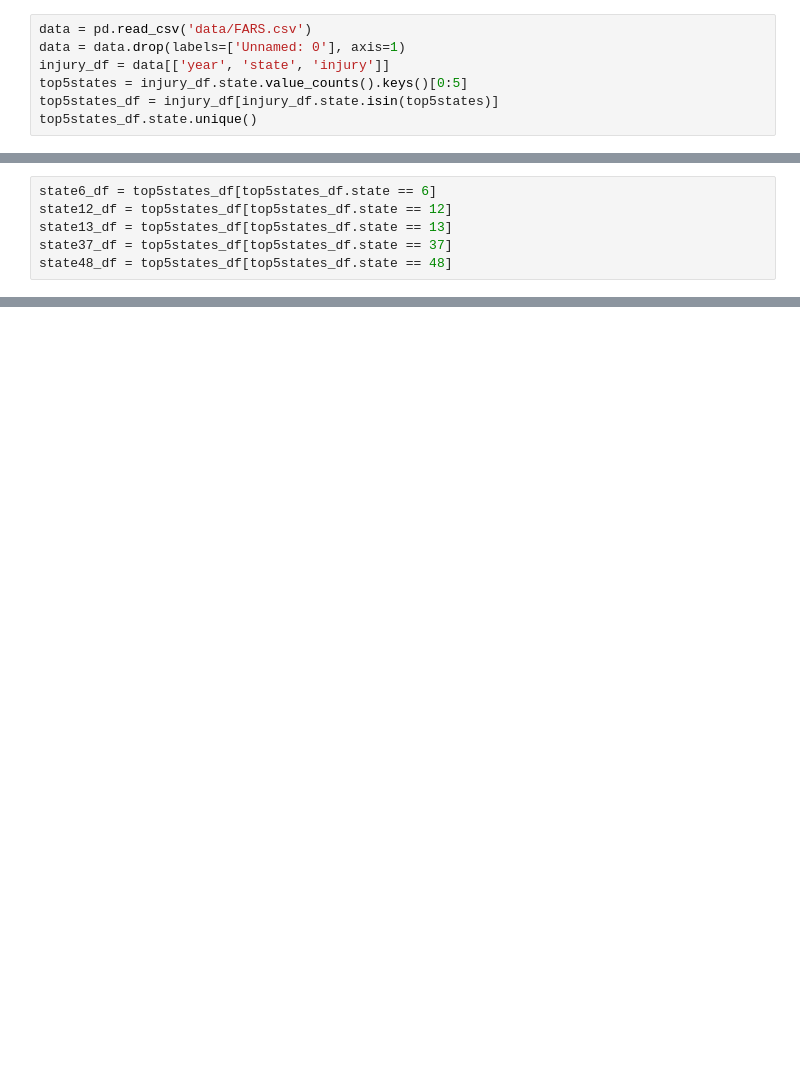
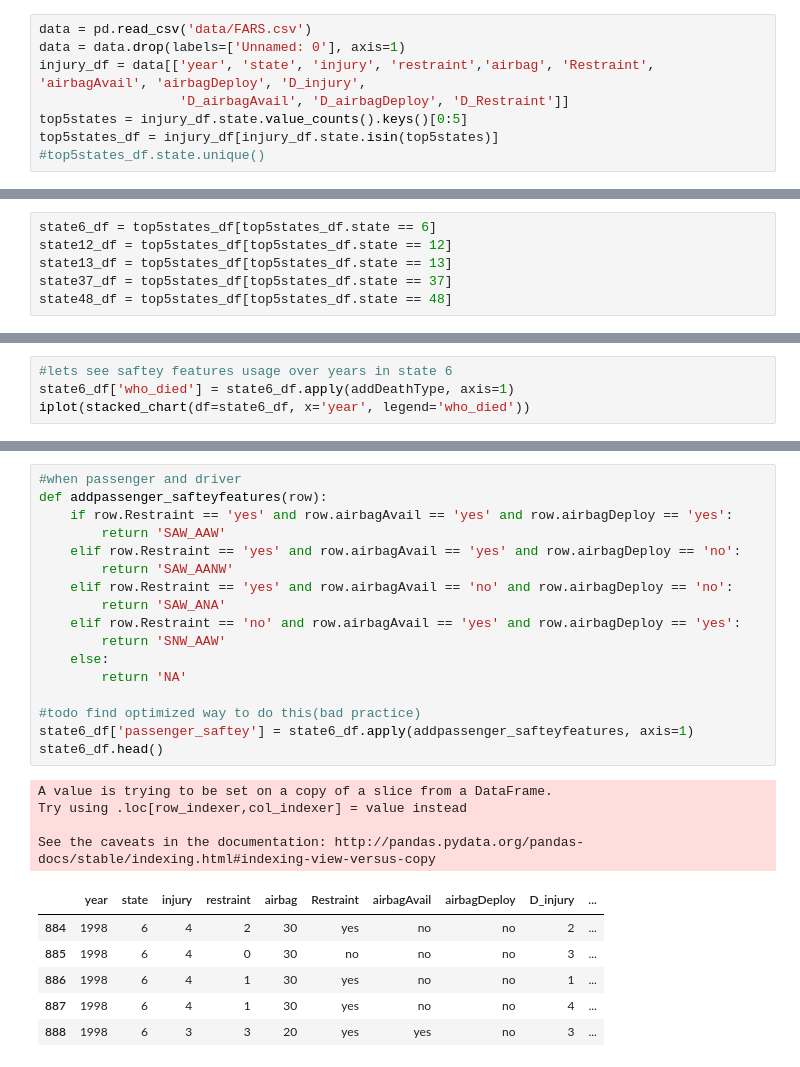
Before and after one commit to sohaibomr/data_analysis-FARS, a Jupyter notebook: sohaib_eda.ipynb, the cells around one changed output, grey strips where cells are left out. Saved outputs shown, nothing was run; the diff lists cells and outputs as text; blank space fills up the shorter version.

```diff
--- a/sohaib_eda.ipynb
+++ b/sohaib_eda.ipynb
@@ -294,7 +316,8 @@ iplot(fig)
 # %%
 data = pd.read_csv('data/FARS.csv')
 data = data.drop(labels=['Unnamed: 0'], axis=1)
-injury_df = data[['year', 'state', 'injury']]
+injury_df = data[['year', 'state', 'injury', 'restraint','airbag', 'Restraint', 'airbagAvail', 'airbagDeploy', 'D_injury',
+                  'D_airbagAvail', 'D_airbagDeploy', 'D_Restraint']]
 top5states = injury_df.state.value_counts().keys()[0:5]
 top5states_df = injury_df[injury_df.state.isin(top5states)]
-top5states_df.state.unique()
+#top5states_df.state.unique()
@@ -333,0 +364,4 @@ iplot(fig)
+# %%
+#lets see saftey features usage over years in state 6
+state6_df['who_died'] = state6_df.apply(addDeathType, axis=1)
+iplot(stacked_chart(df=state6_df, x='year', legend='who_died'))
@@ -333,0 +374,28 @@ iplot(fig)
+# %%
+#when passenger and driver
+def addpassenger_safteyfeatures(row):
+    if row.Restraint == 'yes' and row.airbagAvail == 'yes' and row.airbagDeploy == 'yes':
+        return 'SAW_AAW'
+    elif row.Restraint == 'yes' and row.airbagAvail == 'yes' and row.airbagDeploy == 'no':
+        return 'SAW_AANW'
+    elif row.Restraint == 'yes' and row.airbagAvail == 'no' and row.airbagDeploy == 'no':
+        return 'SAW_ANA'
+    elif row.Restraint == 'no' and row.airbagAvail == 'yes' and row.airbagDeploy == 'yes':
+        return 'SNW_AAW'
+    else:
+        return 'NA'
+
+#todo find optimized way to do this(bad practice)
+state6_df['passenger_saftey'] = state6_df.apply(addpassenger_safteyfeatures, axis=1)
+state6_df.head()
+# %% [output]
+A value is trying to be set on a copy of a slice from a DataFrame.
+Try using .loc[row_indexer,col_indexer] = value instead
+
+See the caveats in the documentation: http://pandas.pydata.org/pandas-docs/stable/indexing.html#indexing-view-versus-copy
+|  | year | state | injury | restraint | airbag | Restraint | airbagAvail | airbagDeploy | D_injury | ... |
+| 884 | 1998 | 6 | 4 | 2 | 30 | yes | no | no | 2 | ... |
+| 885 | 1998 | 6 | 4 | 0 | 30 | no | no | no | 3 | ... |
+| 886 | 1998 | 6 | 4 | 1 | 30 | yes | no | no | 1 | ... |
+| 887 | 1998 | 6 | 4 | 1 | 30 | yes | no | no | 4 | ... |
+| 888 | 1998 | 6 | 3 | 3 | 20 | yes | yes | no | 3 | ... |
```
Also changed, not shown: parts of 23 cells of this notebook, 2 other files.
